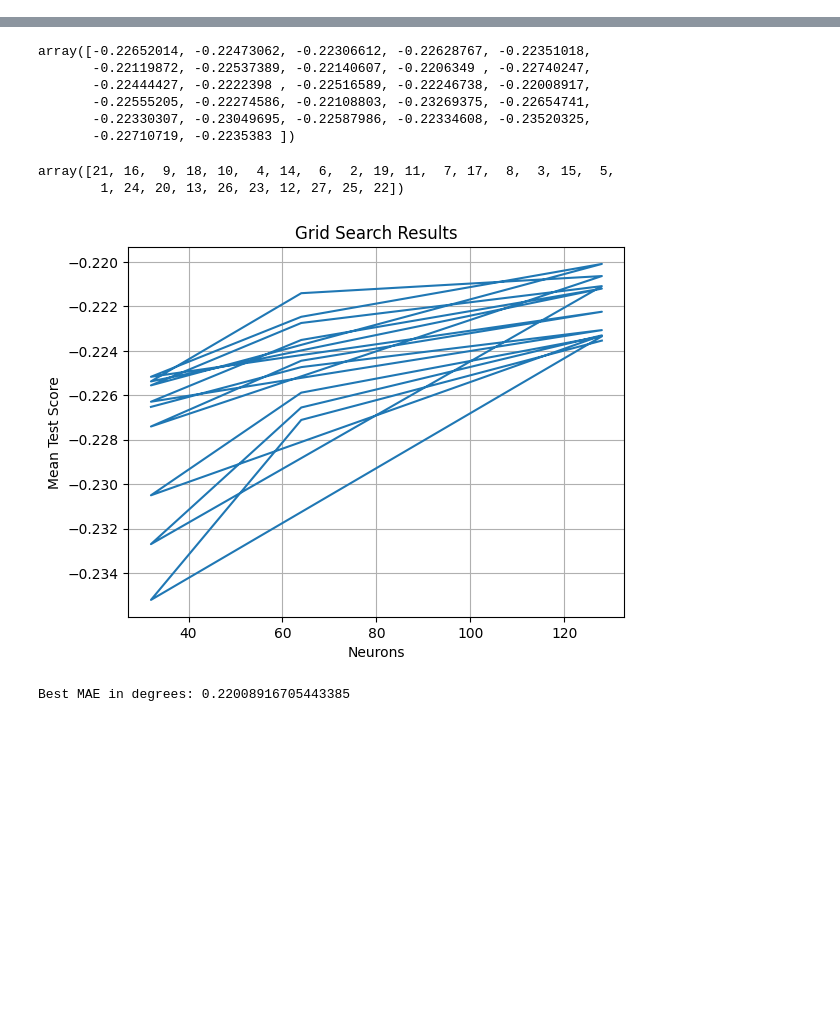
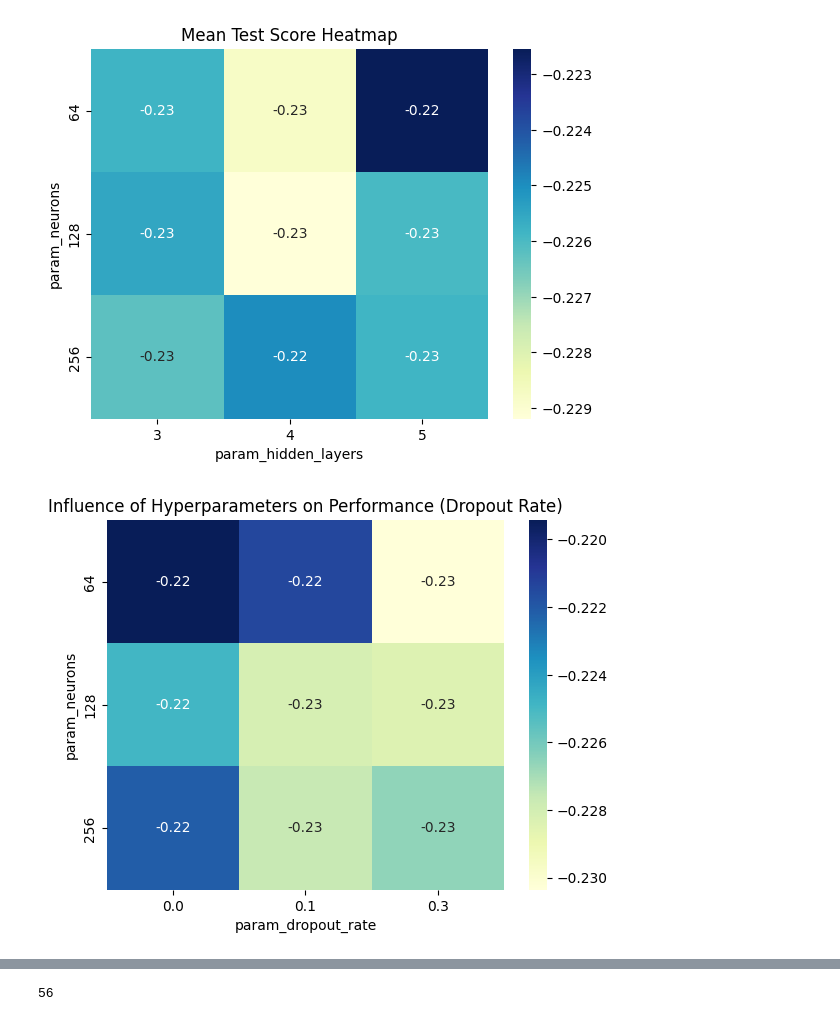
Before and after one commit to MaxiG99/IntSysGroup6, a Jupyter notebook: Project/MLT_tuning/MLP_hyper_tuning.ipynb, the cells around one changed output, grey strips where cells are left out. Saved outputs shown, nothing was run; the diff lists cells and outputs as text; code cells hidden in the pictures; blank space fills up the shorter version.

Commit message:
Creating onw Model for all joints final

```diff
--- a/Project/MLT_tuning/MLP_hyper_tuning.ipynb
+++ b/Project/MLT_tuning/MLP_hyper_tuning.ipynb
@@ -15,7 +16,7 @@ path = '/Users/HP Spectre/OneDrive - student.kit.edu/uni/Master/Lissabon Kurse/I
 
 data = pd.read_csv(path+'Project/data/robot_inverse_kinematics_dataset.csv')
 X = data.iloc[:,6:].to_numpy()
-y = data.iloc[:,0:6].to_numpy()
+y = data.iloc[:,0:5].to_numpy()
 scaler_X = MinMaxScaler()
 scaler_Y = MinMaxScaler()
 X = scaler_X.fit_transform(X)
@@ -51,9 +60,16 @@ param_grid = dict(neurons=neurons, hidden_layers=hidden_layers, dropout_rate=dro
 # %%
-# Create a GridSearchCV instance
+# Create a Random Search instance
 
-# TODO: Adjust scoring
 grid = GridSearchCV(estimator=model, param_grid=param_grid, cv=3, n_jobs=-1, scoring='neg_mean_absolute_error')
 
+random_search = RandomizedSearchCV(
+    estimator=model,
+    param_distributions=param_grid,
+    cv=3,                   # Number of cross-validation folds
+    n_iter=100,
+    n_jobs=-1,
+    scoring='neg_mean_absolute_error'  # Scoring metric
+)
 
-grid_result = grid.fit(X_train, y_train)
+search_result = random_search.fit(X_train, y_train)
 # %%
@@ -70,0 +114,28 @@ Reshape your data either using array.reshape(-1, 1) if your data has a single fe
+# %%
+import matplotlib.pyplot as plt
+import seaborn as sns
+import pandas as pd
+
+# Convert the grid search results to a DataFrame
+results_df = pd.DataFrame(search_result.cv_results_)
+
+# Heatmap for mean test scores
+pivot_table = results_df.pivot_table(values='mean_test_score', index='param_neurons', columns='param_hidden_layers')
+sns.heatmap(pivot_table, annot=True, cmap='YlGnBu')
+plt.title('Mean Test Score Heatmap')
+plt.show()
+
+
+pivot_table = results_df.pivot_table(values='mean_test_score', index='param_neurons', columns='param_dropout_rate')
+sns.heatmap(pivot_table, annot=True, cmap='YlGnBu')
+plt.title('Influence of Hyperparameters on Performance (Dropout Rate)')
+plt.show()
+
+# Create a heatmap for 'batch_size' hyperparameter
+pivot_table = results_df.pivot_table(values='mean_test_score', index='param_neurons', columns='param_batch_size')
+sns.heatmap(pivot_table, annot=True, cmap='YlGnBu')
+plt.title('Influence of Hyperparameters on Performance (Batch Size)')
+plt.show()
+# %% [output]
+[figure, added]
+[figure, added]
@@ -71,35 +143,4 @@ Reshape your data either using array.reshape(-1, 1) if your data has a single fe
 # %%
-grid.cv_results_['mean_test_score']
+random_search.cv_results_['mean_test_score'].argmax()
 # %% [output]
-array([-0.22652014, -0.22473062, -0.22306612, -0.22628767, -0.22351018,
-       -0.22119872, -0.22537389, -0.22140607, -0.2206349 , -0.22740247,
-       -0.22444427, -0.2222398 , -0.22516589, -0.22246738, -0.22008917,
-       -0.22555205, -0.22274586, -0.22108803, -0.23269375, -0.22654741,
-       -0.22330307, -0.23049695, -0.22587986, -0.22334608, -0.23520325,
-       -0.22710719, -0.2235383 ])
+56
-# %%
-grid.cv_results_['rank_test_score']
-# %% [output]
-array([21, 16,  9, 18, 10,  4, 14,  6,  2, 19, 11,  7, 17,  8,  3, 15,  5,
-        1, 24, 20, 13, 26, 23, 12, 27, 25, 22])
-# %%
-import matplotlib.pyplot as plt
-
-# Access the hyperparameters and mean test scores
-param_values = grid.cv_results_['param_neurons']
-mean_test_scores = grid.cv_results_['mean_test_score']
-
-# Plot the mean test scores against the hyperparameter values
-plt.plot(param_values, mean_test_scores)
-plt.xlabel('Neurons')
-plt.ylabel('Mean Test Score')
-plt.title('Grid Search Results')
-plt.grid(True)
-plt.show()
-# %% [output]
-[figure, removed]
-# %%
-best_mae = -grid_result.best_score_  # The best MAE from the grid search
-print("Best MAE in degrees:", best_mae)
-# %% [output]
-Best MAE in degrees: 0.22008916705443385
```
Also changed, not shown: parts of 10 cells of this notebook, 6 other files.
